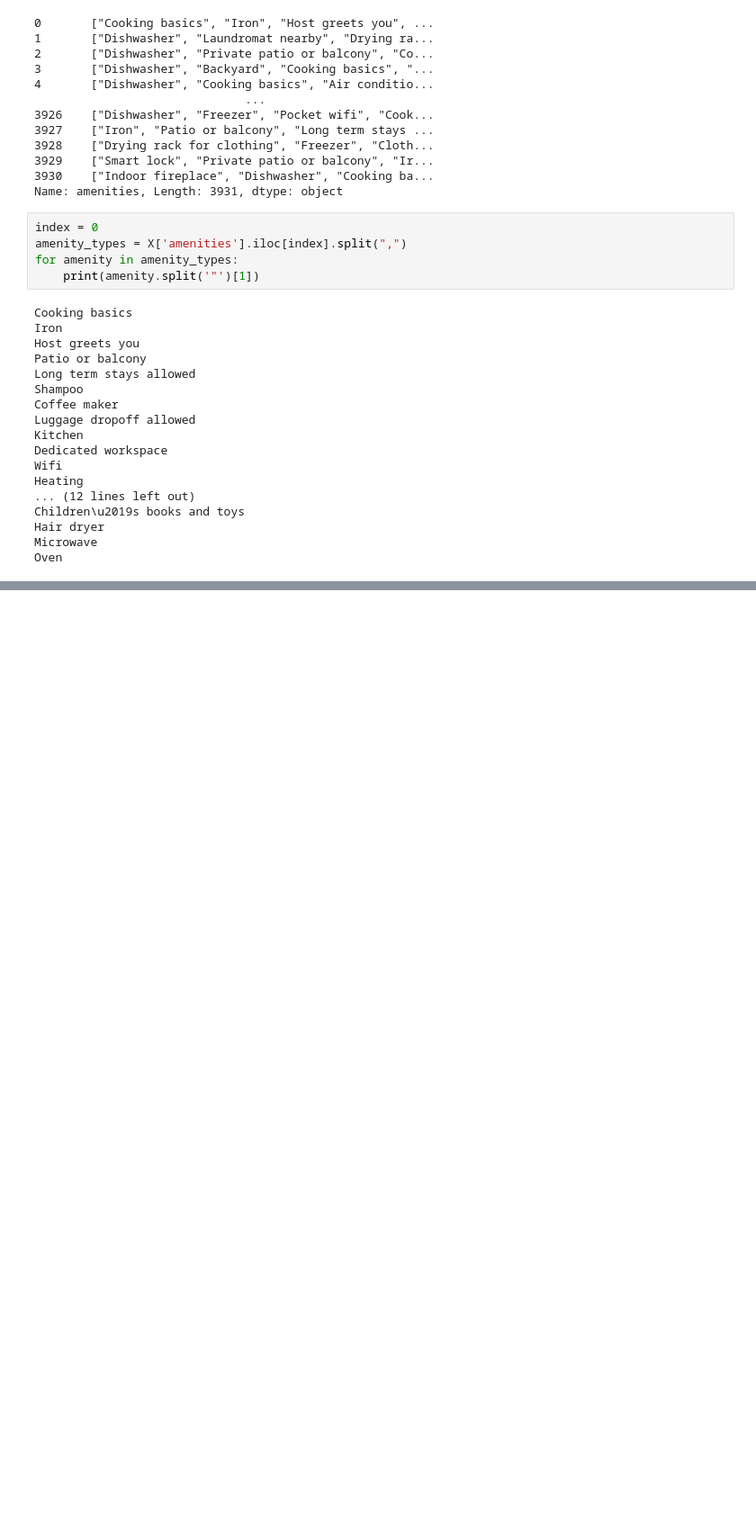
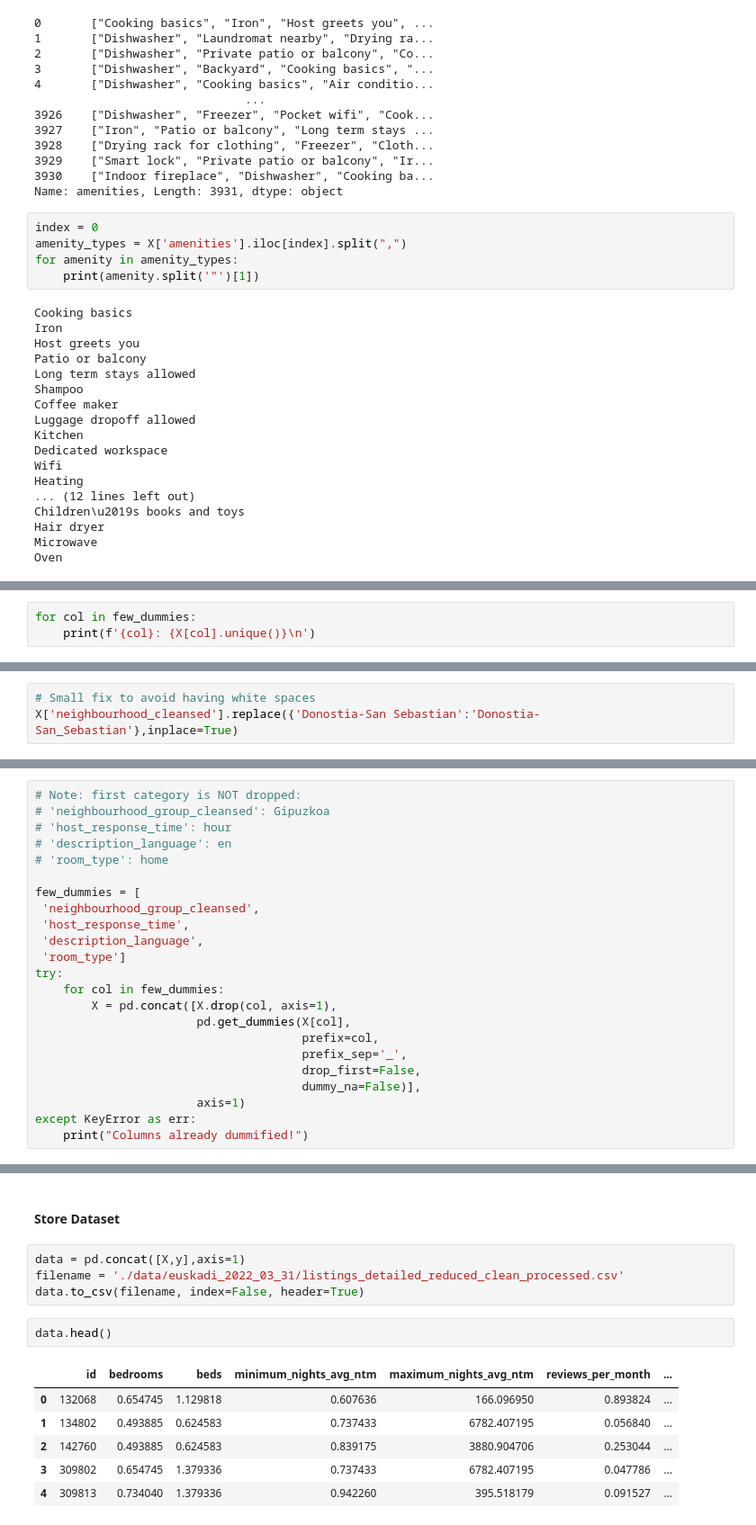
Before and after one commit to mxagar/airbnb_data_analysis, a Jupyter notebook: 02_AirBnB_DataAnalysis_FeatureEngineering_and_Selection.ipynb, the cells around one changed output, grey strips where cells are left out. Shown: that part at 90% size. Cells and saved outputs as stored; diff of their text form; blank space fills up the shorter version.

```diff
--- a/02_AirBnB_DataAnalysis_FeatureEngineering_and_Selection.ipynb
+++ b/02_AirBnB_DataAnalysis_FeatureEngineering_and_Selection.ipynb
@@ -809,0 +1103,3 @@ amenities_set
+# %%
+for col in few_dummies:
+    print(f'{col}: {X[col].unique()}\n')
@@ -809,0 +1127,3 @@ amenities_set
+# %%
+# Small fix to avoid having white spaces
+X['neighbourhood_cleansed'].replace({'Donostia-San Sebastian':'Donostia-San_Sebastian'},inplace=True)
@@ -809,0 +1134,23 @@ amenities_set
+# %%
+# Note: first category is NOT dropped:
+# 'neighbourhood_group_cleansed': Gipuzkoa
+# 'host_response_time': hour
+# 'description_language': en
+# 'room_type': home
+
+few_dummies = [
+ 'neighbourhood_group_cleansed',
+ 'host_response_time',
+ 'description_language',
+ 'room_type']
+try:
+    for col in few_dummies:
+        X = pd.concat([X.drop(col, axis=1),
+                       pd.get_dummies(X[col],
+                                      prefix=col,
+                                      prefix_sep='_',
+                                      drop_first=False,
+                                      dummy_na=False)],
+                       axis=1)
+except KeyError as err:
+    print("Columns already dummified!")
@@ -809,0 +1177,15 @@ amenities_set
+# %% [markdown]
+#### Store Dataset
+# %%
+data = pd.concat([X,y],axis=1)
+filename = './data/euskadi_2022_03_31/listings_detailed_reduced_clean_processed.csv'
+data.to_csv(filename, index=False, header=True)
+# %%
+data.head()
+# %% [output]
+|  | id | bedrooms | beds | minimum_nights_avg_ntm | maximum_nights_avg_ntm | reviews_per_month | ... |
+| 0 | 132068 | 0.654745 | 1.129818 | 0.607636 | 166.096950 | 0.893824 | ... |
+| 1 | 134802 | 0.493885 | 0.624583 | 0.737433 | 6782.407195 | 0.056840 | ... |
+| 2 | 142760 | 0.493885 | 0.624583 | 0.839175 | 3880.904706 | 0.253044 | ... |
+| 3 | 309802 | 0.654745 | 1.379336 | 0.737433 | 6782.407195 | 0.047786 | ... |
+| 4 | 309813 | 0.734040 | 1.379336 | 0.942260 | 395.518179 | 0.091527 | ... |
```
Also changed, not shown: parts of 53 cells of this notebook.
